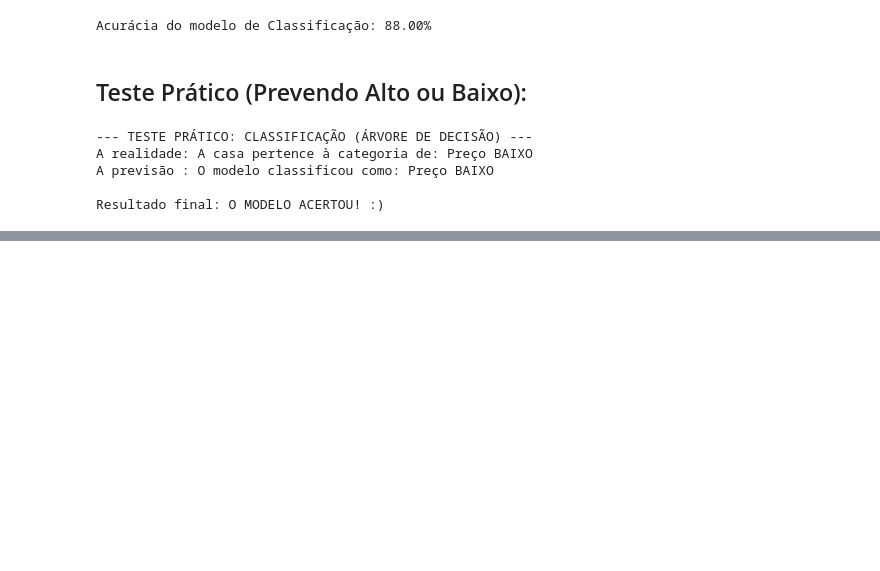
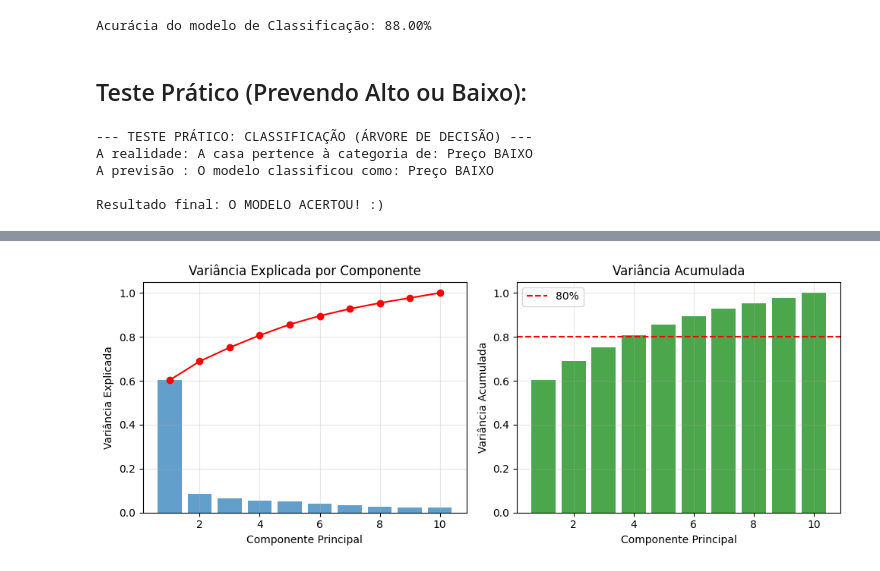
Before and after one commit to barzifelipe/analise_de_dados_atividade_c3_a1, a Jupyter notebook: Analise_Preco.ipynb, the cells around one changed output, grey strips where cells are left out. Drawn from its saved outputs; the diff is of its cells as text; code cells hidden in the pictures; blank space fills up the shorter version.

```diff
--- a/Analise_Preco.ipynb
+++ b/Analise_Preco.ipynb
@@ -491,0 +642,12 @@ Resultado final: O MODELO ACERTOU! :)
+# %%
+# aplicando pca com todas as componentes
+pca = PCA(random_state=42)
+pca.fit(X_scaled)
+
+# variancia explicada por cada componente
+variancia_explicada = pca.explained_variance_ratio_
+variancia_acumulada = np.cumsum(variancia_explicada)
+
+print('Variância Explicada por cada Componente:')
+for i, (v, a) in enumerate(zip(variancia_explicada, variancia_acumulada)):
+    print(f'pc{i+1}: {v:.2%} | Acumulado: {a:.2%}')
@@ -491,0 +666,25 @@ Resultado final: O MODELO ACERTOU! :)
+# %%
+# grafico da variancia explicada
+plt.figure(figsize=(10, 4))
+
+plt.subplot(1, 2, 1)
+plt.bar(range(1, len(variancia_explicada)+1), variancia_explicada, alpha=0.7)
+plt.plot(range(1, len(variancia_explicada)+1), variancia_acumulada, 'ro-')
+plt.xlabel('Componente Principal')
+plt.ylabel('Variância Explicada')
+plt.title('Variância Explicada por Componente')
+plt.grid(True, alpha=0.3)
+
+plt.subplot(1, 2, 2)
+plt.bar(range(1, len(variancia_explicada)+1), variancia_acumulada, alpha=0.7, color='green')
+plt.axhline(y=0.8, color='r', linestyle='--', label='80%')
+plt.xlabel('Componente Principal')
+plt.ylabel('Variância Acumulada')
+plt.title('Variância Acumulada')
+plt.legend()
+plt.grid(True, alpha=0.3)
+
+plt.tight_layout()
+plt.show()
+# %% [output]
+[figure, added]
```
Also changed, not shown: parts of 45 cells of this notebook, 4 other files.
